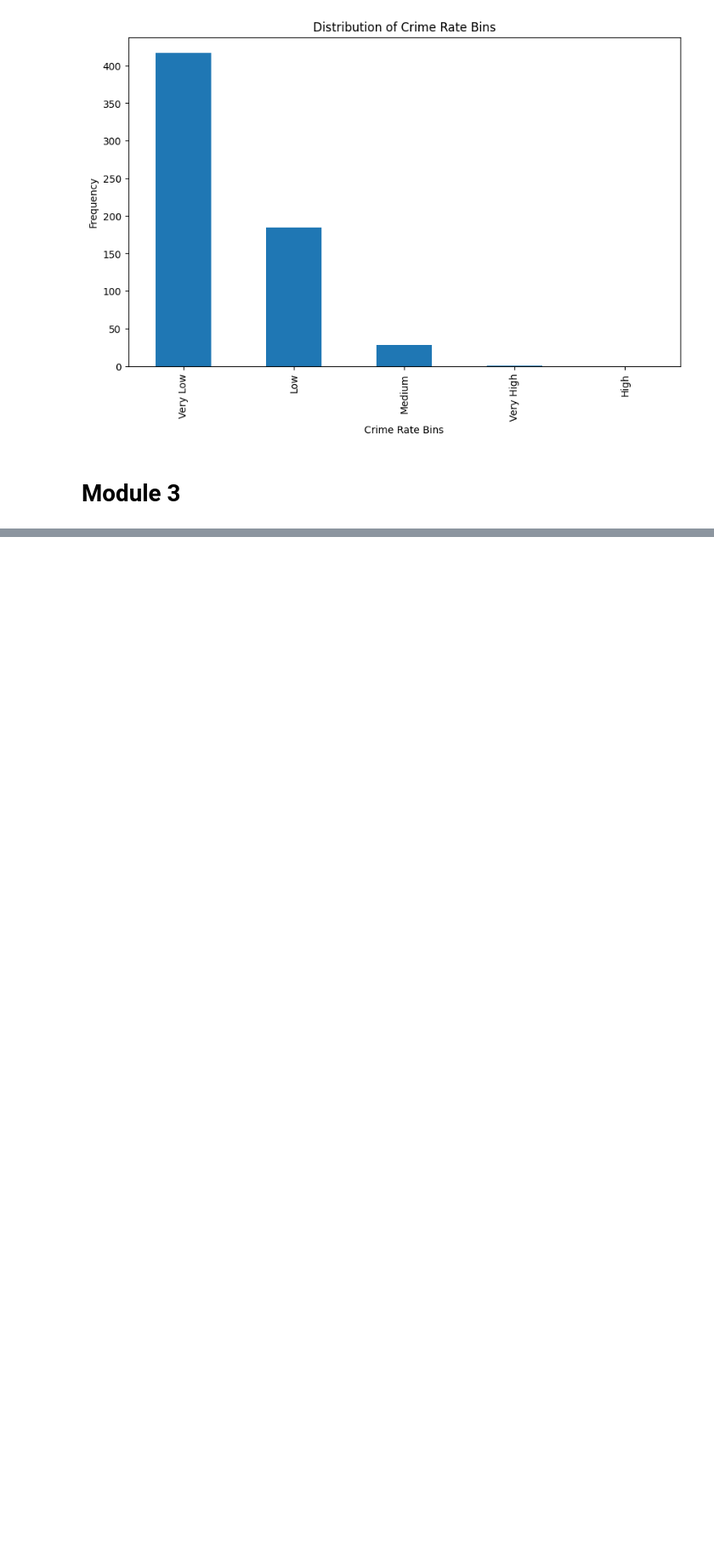
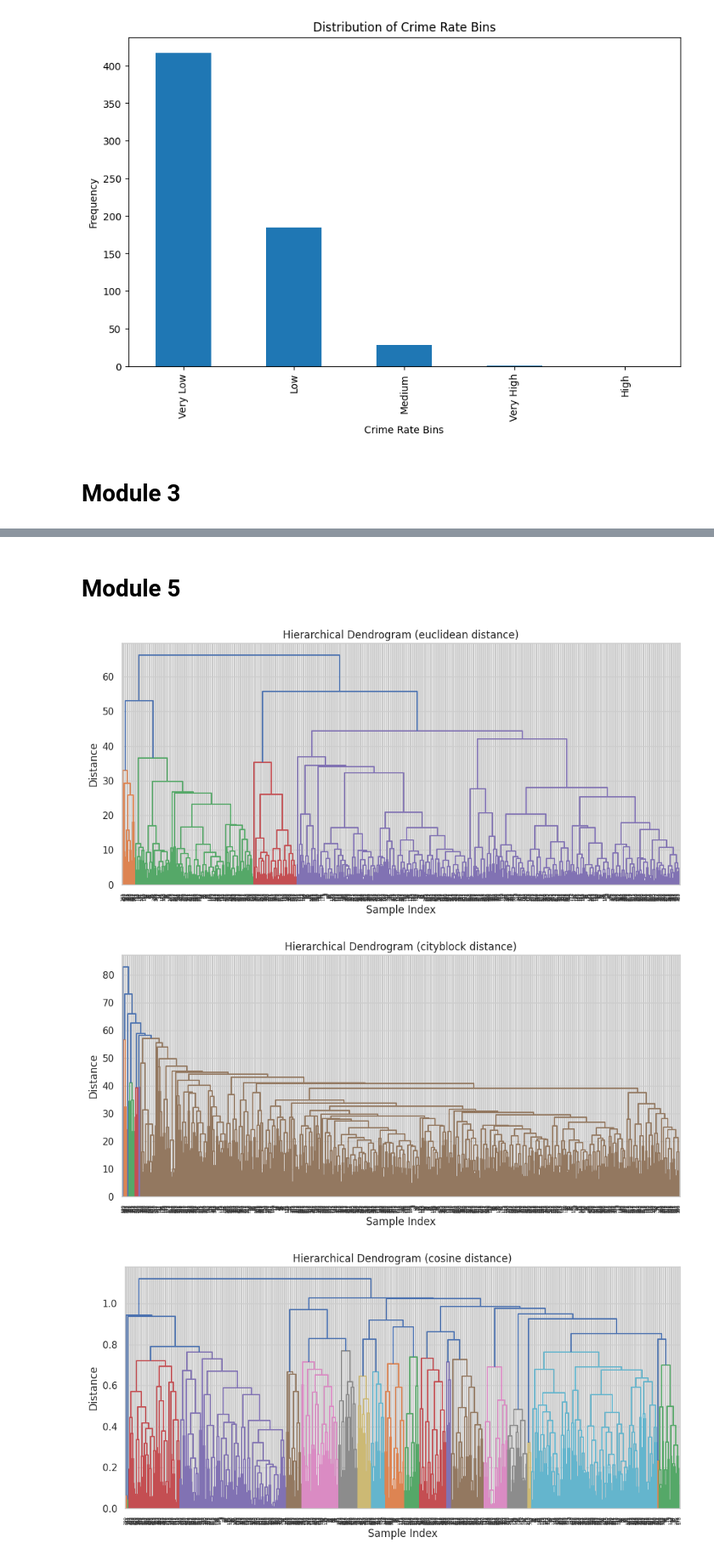
Before and after one commit to Triyas27/EDA, a Jupyter notebook: 21BDS0016.ipynb, the cells around one changed output, grey strips where cells are left out. Shown at 85% size. Drawn from its saved outputs; the diff is of its cells as text; code cells hidden in the pictures; blank space fills up the shorter version.

```diff
--- a/21BDS0016.ipynb
+++ b/21BDS0016.ipynb
@@ -350,0 +429,77 @@ year                                      ...
+# %% [markdown]
+# Module 5
+# %%
+import pandas as pd
+import numpy as np
+import matplotlib.pyplot as plt
+import seaborn as sns
+from sklearn.preprocessing import StandardScaler
+from sklearn.cluster import KMeans
+from scipy.cluster.hierarchy import dendrogram, linkage
+from scipy.spatial.distance import pdist
+
+
+# Select only numerical features for scaling
+numerical_features = df.select_dtypes(include=np.number).columns
+X_numerical = df[numerical_features]
+
+# Standardize the data
+scaler = StandardScaler()
+X_scaled = scaler.fit_transform(X_numerical)
+
+# -------------------- 2. Hierarchical Clustering --------------------
+distance_metrics = ['euclidean', 'cityblock', 'cosine']
+
+for metric in distance_metrics:
+    plt.figure(figsize=(10, 5))
+    # Use 'ward' only with euclidean, fallback to 'average' for others
+    method = 'ward' if metric == 'euclidean' else 'average'
+    linkage_matrix = linkage(X_scaled, method=method, metric=metric)
+
+    dendrogram(linkage_matrix)
+    plt.title(f'Hierarchical Dendrogram ({metric} distance)')
+    plt.xlabel('Sample Index')
+    plt.ylabel('Distance')
+    plt.tight_layout()
+    plt.show()
+
+# -------------------- 3. K-Means Clustering --------------------
+# Elbow Method
+inertia = []
+K = range(1, 11)
+
+for k in K:
+    kmeans = KMeans(n_clusters=k, random_state=42)
+    kmeans.fit(X_scaled)
+    inertia.append(kmeans.inertia_)
+
+# Plot Elbow Graph
+plt.figure(figsize=(8, 4))
+plt.plot(K, inertia, 'bo-')
+plt.xlabel('Number of Clusters (k)')
+plt.ylabel('Inertia')
+plt.title('Elbow Method for Optimal k')
+plt.grid(True)
+plt.show()
+
+# Apply KMeans with optimal k (choose based on elbow)
+optimal_k = 4  # Change this based on your elbow result
+kmeans = KMeans(n_clusters=optimal_k, random_state=42)
+df['cluster'] = kmeans.fit_predict(X_scaled)
+
+# -------------------- 4. Outlier Detection --------------------
+# Compute distance to cluster centers
+distances = np.linalg.norm(X_scaled - kmeans.cluster_centers_[df['cluster']], axis=1)
+df['distance_from_center'] = distances
+
+# Identify outliers (top 5% farthest from cluster centers)
+threshold = np.percentile(distances, 95)
+df['is_outlier'] = df['distance_from_center'] > threshold
+
+# Show top 10 outliers
+outliers = df[df['is_outlier']].sort_values(by='distance_from_center', ascending=False)
+print(outliers[['crmrte', 'prbarr', 'avgsen', 'distance_from_center']].head(10))
+# %% [output]
+[figure, added]
+[figure, added]
+[figure, added]
```
Also changed, not shown: parts of 11 cells of this notebook.
